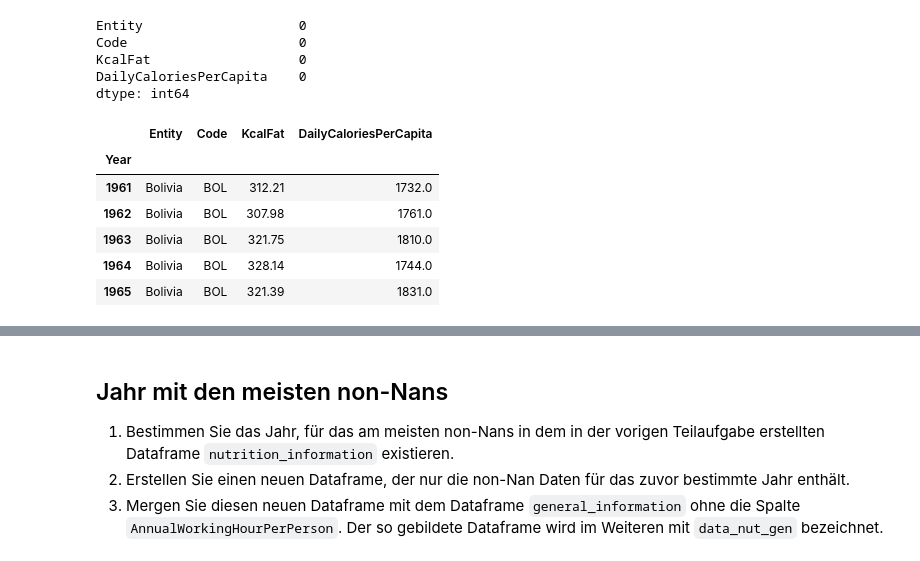
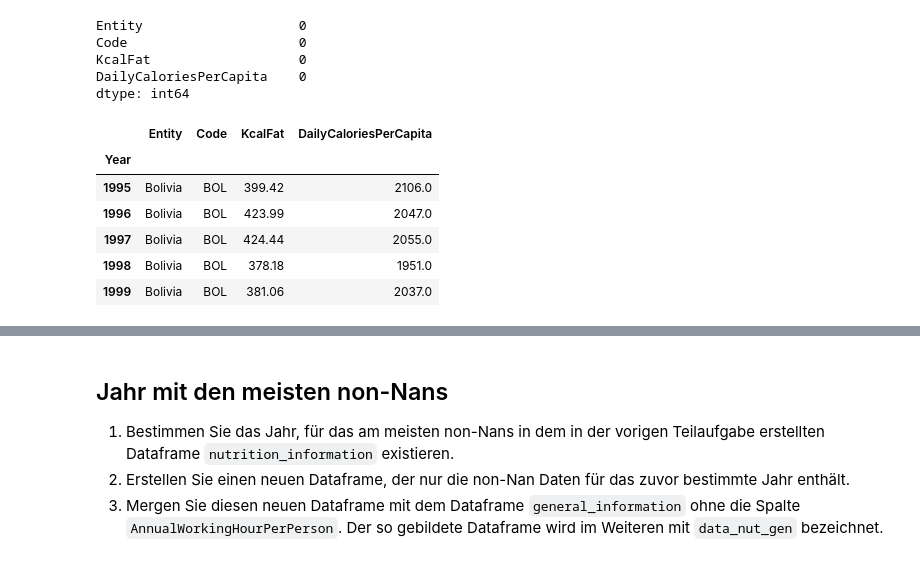
Before and after one commit to JaninaMattes/data-mining-pattern-recogntion, a Jupyter notebook: src/proj1_global_health_app/model/Project1_Global_HealthData_App.ipynb, the cells around one changed output, grey strips where cells are left out. Cells and saved outputs as stored; diff of their text form; code cells hidden in the pictures.

```diff
--- a/src/proj1_global_health_app/model/Project1_Global_HealthData_App.ipynb
+++ b/src/proj1_global_health_app/model/Project1_Global_HealthData_App.ipynb
@@ -486,6 +473,0 @@ print(df_nutrition_information)
-# %%
-# Data preprocessing, drop all rows where there are NaN values
-nutrition_information = df_nutrition_information[df_nutrition_information[['KcalFat', 'DailyCaloriesPerCapita']].notnull().all(1)]
-
-# Analyse the head and tail of the dataframe
-nutrition_information
@@ -505,0 +474,13 @@ nutrition_information
+# %%
+# List of countries for time series analysis
+countries = nutrition_information['Entity'].unique()
+
+# Data preprocessing to fill in NaN values with interpolation
+result = pd.DataFrame()
+# iterate through each selection
+for country in countries:
+    result = nutrition_information.loc[nutrition_information['Entity'] == country]
+    nutrition_information.loc[nutrition_information['Entity'] == country] = result.fillna(result.interpolate(method='linear'))
+
+# Analyse the tail of the dataframe
+nutrition_information.tail(5)
@@ -506,7 +497,9 @@ nutrition_information
+# %%
+# Convert to datetime for time-indexing
+nutrition_information['Year'] = pd.to_datetime(nutrition_information['Year'], format='%Y', infer_datetime_format=True).dt.year
 # %%
-# Indexing: Creating a datetime index for the dataframe
-nutrition_information.index = nutrition_information['Year']
-nutrition_information = nutrition_information.drop(columns=['Year'])
+# Indexing with time-series data, create datetime index
+nutrition_information = nutrition_information.set_index(['Year'])
 
 # Summary of the dataset
 nutrition_information.isnull().sum()
@@ -517,12 +510,12 @@ KcalFat                   0
 DailyCaloriesPerCapita    0
 dtype: int64
 # %%
-nutrition_information.head(5)
+nutrition_information.head()
 # %% [output]
 |  | Entity | Code | KcalFat | DailyCaloriesPerCapita |
 | Year |  |  |  |  |
-| 1961 | Bolivia | BOL | 312.21 | 1732.0 |
-| 1962 | Bolivia | BOL | 307.98 | 1761.0 |
-| 1963 | Bolivia | BOL | 321.75 | 1810.0 |
-| 1964 | Bolivia | BOL | 328.14 | 1744.0 |
-| 1965 | Bolivia | BOL | 321.39 | 1831.0 |
+| 1995 | Bolivia | BOL | 399.42 | 2106.0 |
+| 1996 | Bolivia | BOL | 423.99 | 2047.0 |
+| 1997 | Bolivia | BOL | 424.44 | 2055.0 |
+| 1998 | Bolivia | BOL | 378.18 | 1951.0 |
+| 1999 | Bolivia | BOL | 381.06 | 2037.0 |
```
Also changed, not shown: parts of 16 cells of this notebook.
